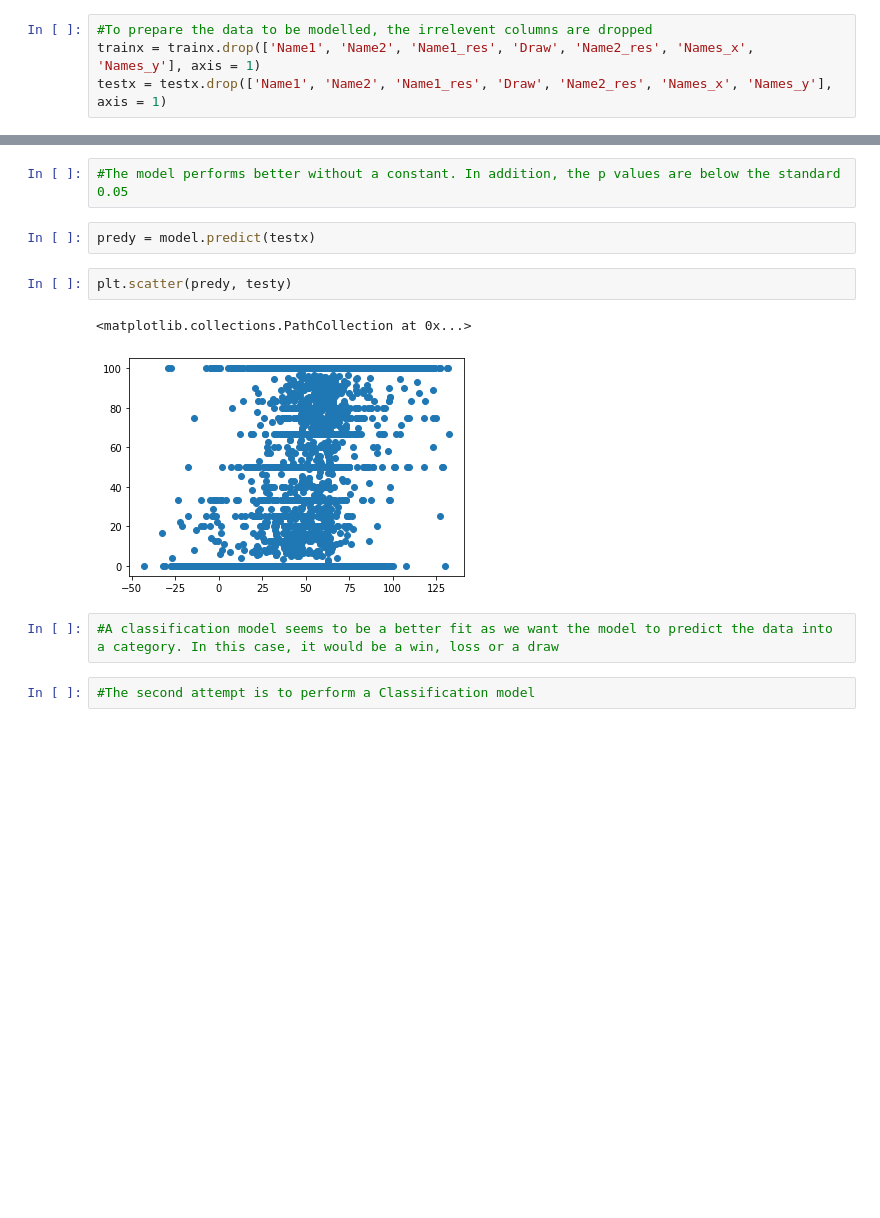
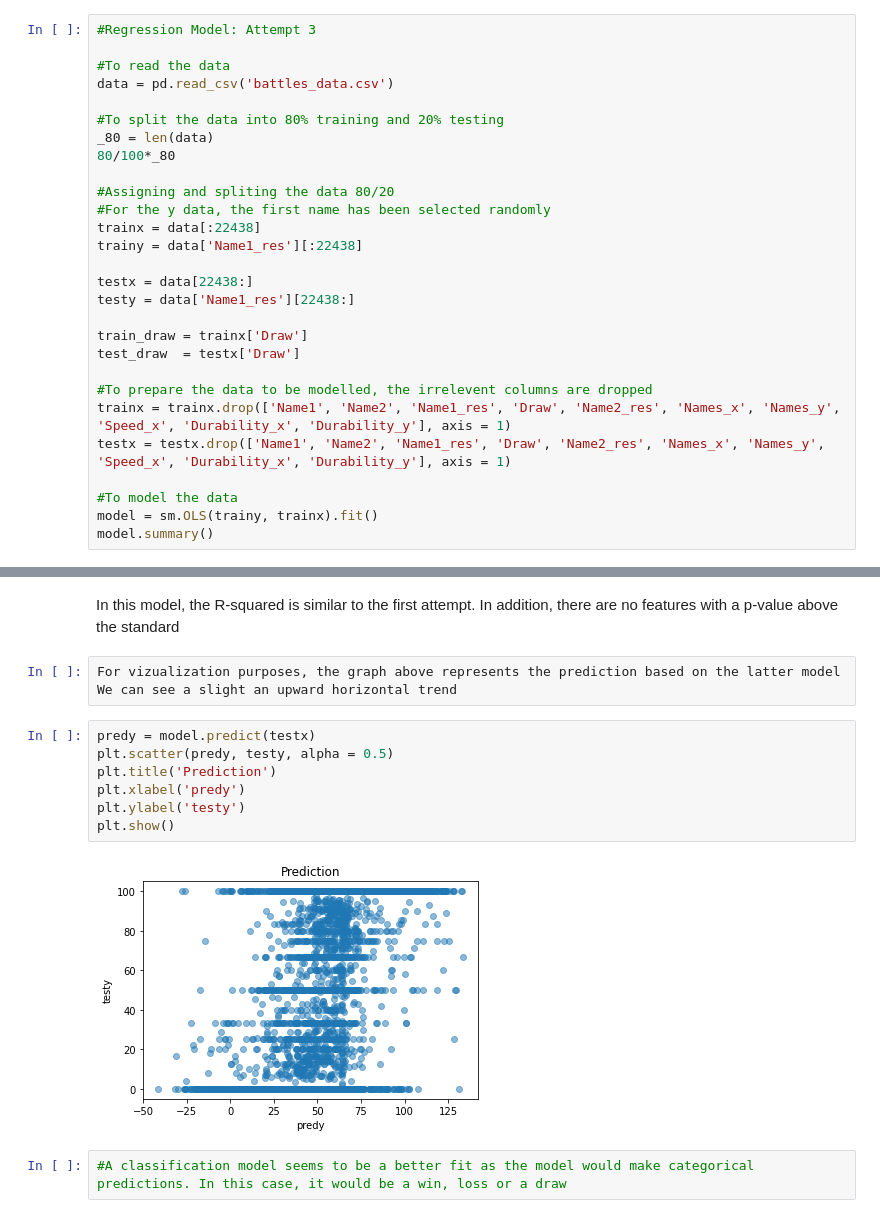
Before and after one commit to BiancaSeifert/Battle_Project, a Jupyter notebook: 3-Model.ipynb, the cells around one changed output, grey strips where cells are left out. Drawn from its saved outputs; the diff is of its cells as text; blank space fills up the shorter version.

```diff
--- a/3-Model.ipynb
+++ b/3-Model.ipynb
@@ -44,4 +129,28 @@ test_draw  = testx['Draw']
 # %%
+#Regression Model: Attempt 3
+
+#To read the data
+data = pd.read_csv('battles_data.csv')
+
+#To split the data into 80% training and 20% testing
+_80 = len(data)
+80/100*_80
+
+#Assigning and spliting the data 80/20
+#For the y data, the first name has been selected randomly
+trainx = data[:22438]
+trainy = data['Name1_res'][:22438]
+
+testx = data[22438:]
+testy = data['Name1_res'][22438:]
+
+train_draw = trainx['Draw']
+test_draw  = testx['Draw']
+
 #To prepare the data to be modelled, the irrelevent columns are dropped
-trainx = trainx.drop(['Name1', 'Name2', 'Name1_res', 'Draw', 'Name2_res', 'Names_x', 'Names_y'], axis = 1)
-testx = testx.drop(['Name1', 'Name2', 'Name1_res', 'Draw', 'Name2_res', 'Names_x', 'Names_y'], axis = 1)
+trainx = trainx.drop(['Name1', 'Name2', 'Name1_res', 'Draw', 'Name2_res', 'Names_x', 'Names_y', 'Speed_x', 'Durability_x', 'Durability_y'], axis = 1)
+testx = testx.drop(['Name1', 'Name2', 'Name1_res', 'Draw', 'Name2_res', 'Names_x', 'Names_y', 'Speed_x', 'Durability_x', 'Durability_y'], axis = 1)
+
+#To model the data
+model = sm.OLS(trainy, trainx).fit()
+model.summary()
@@ -89,14 +185,17 @@ Notes:
-# %%
-#The model performs better without a constant. In addition, the p values are below the standard 0.05
-# %%
-predy = model.predict(testx)
-# %%
-plt.scatter(predy, testy)
-# %% [output]
-<matplotlib.collections.PathCollection at 0x...>
-[figure, removed]
+# %% [markdown]
+In this model, the R-squared is similar to the first attempt. In addition, there are no features with a p-value above the standard
+# %%
+For vizualization purposes, the graph above represents the prediction based on the latter model
+We can see a slight an upward horizontal trend
+# %%
+predy = model.predict(testx)
+plt.scatter(predy, testy, alpha = 0.5)
+plt.title('Prediction')
+plt.xlabel('predy')
+plt.ylabel('testy')
+plt.show()
+# %% [output]
+[figure, added]
 # %%
-#A classification model seems to be a better fit as we want the model to predict the data into a category. In this case, it would be a win, loss or a draw
+#A classification model seems to be a better fit as the model would make categorical predictions. In this case, it would be a win, loss or a draw
-# %%
-#The second attempt is to perform a Classification model
 # %%
```
Also changed, not shown: parts of 17 cells of this notebook.
